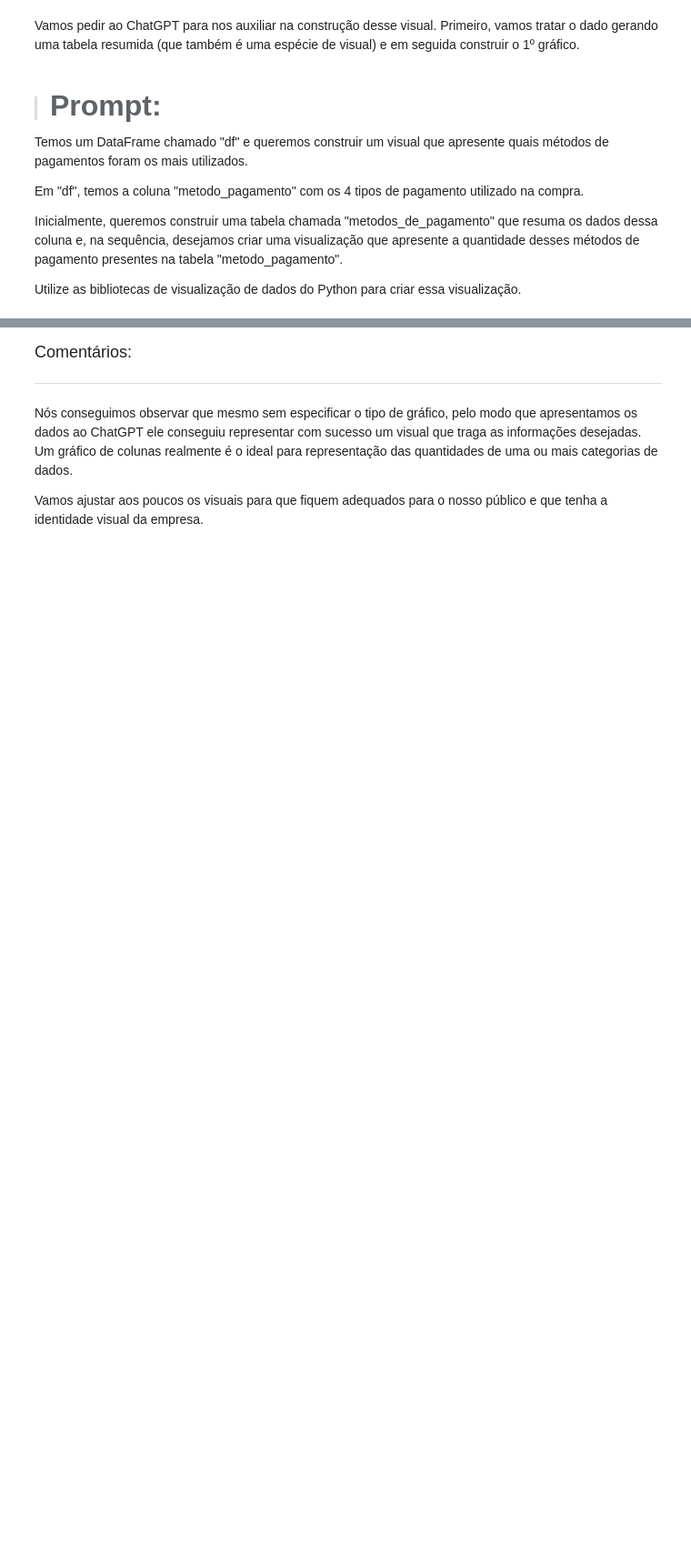
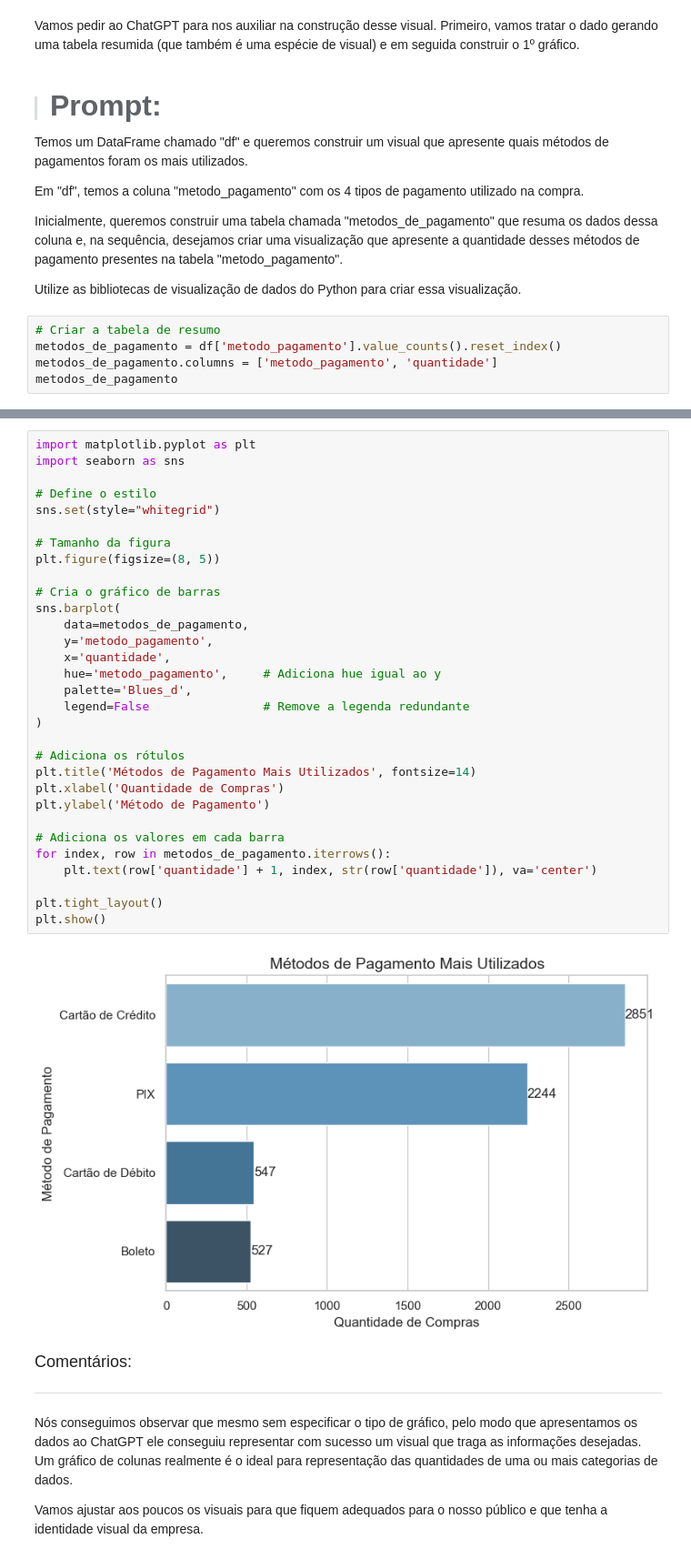
Before and after one commit to JCrpa/curso11_python_data_science_IA_dataviz, a Jupyter notebook: Projeto_Inicial_IA_aplicada_a_Data_Science.ipynb, the cells around one changed output, grey strips where cells are left out. Shown at 91% size. Cells and saved outputs as stored; diff of their text form; blank space fills up the shorter version.

Commit message:
criar tabela metodos_de_pagamento que irá mostrar a contagem de cada método de pagamento e depois criar uma visualização gráfica_modulo2_aula2

```diff
--- a/Projeto_Inicial_IA_aplicada_a_Data_Science.ipynb
+++ b/Projeto_Inicial_IA_aplicada_a_Data_Science.ipynb
@@ -592,3 +592,8 @@ Em "df", temos a coluna "metodo_pagamento" com os 4 tipos de pagamento utilizado
 Inicialmente, queremos construir uma tabela chamada "metodos_de_pagamento" que resuma os dados dessa coluna e, na sequência, desejamos criar uma visualização que apresente a quantidade desses métodos de pagamento presentes na tabela "metodo_pagamento".
 
 Utilize as bibliotecas de visualização de dados do Python para criar essa visualização.
+# %%
+# Criar a tabela de resumo
+metodos_de_pagamento = df['metodo_pagamento'].value_counts().reset_index()
+metodos_de_pagamento.columns = ['metodo_pagamento', 'quantidade']
+metodos_de_pagamento
@@ -595,3 +606,36 @@ Utilize as bibliotecas de visualização de dados do Python para criar essa visu
+# %%
+import matplotlib.pyplot as plt
+import seaborn as sns
+
+# Define o estilo
+sns.set(style="whitegrid")
+
+# Tamanho da figura
+plt.figure(figsize=(8, 5))
+
+# Cria o gráfico de barras
+sns.barplot(
+    data=metodos_de_pagamento,
+    y='metodo_pagamento',
+    x='quantidade',
+    hue='metodo_pagamento',     # Adiciona hue igual ao y
+    palette='Blues_d',
+    legend=False                # Remove a legenda redundante
+)
+
+# Adiciona os rótulos
+plt.title('Métodos de Pagamento Mais Utilizados', fontsize=14)
+plt.xlabel('Quantidade de Compras')
+plt.ylabel('Método de Pagamento')
+
+# Adiciona os valores em cada barra
+for index, row in metodos_de_pagamento.iterrows():
+    plt.text(row['quantidade'] + 1, index, str(row['quantidade']), va='center')
+
+plt.tight_layout()
+plt.show()
+# %% [output]
+[figure, added]
 # %% [markdown]
 <font color="7b71ff" size=4> Comentários: </font>
 
```
Also changed, not shown: parts of 2 cells of this notebook.
